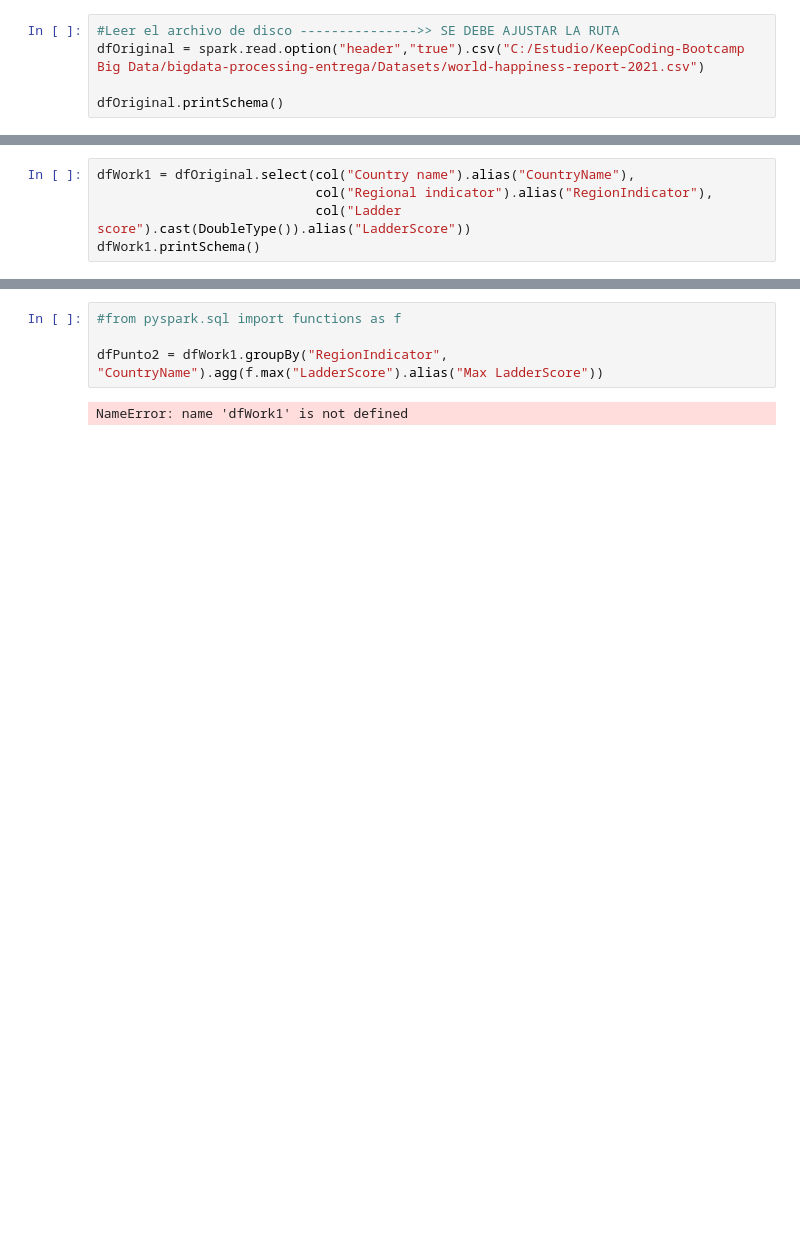
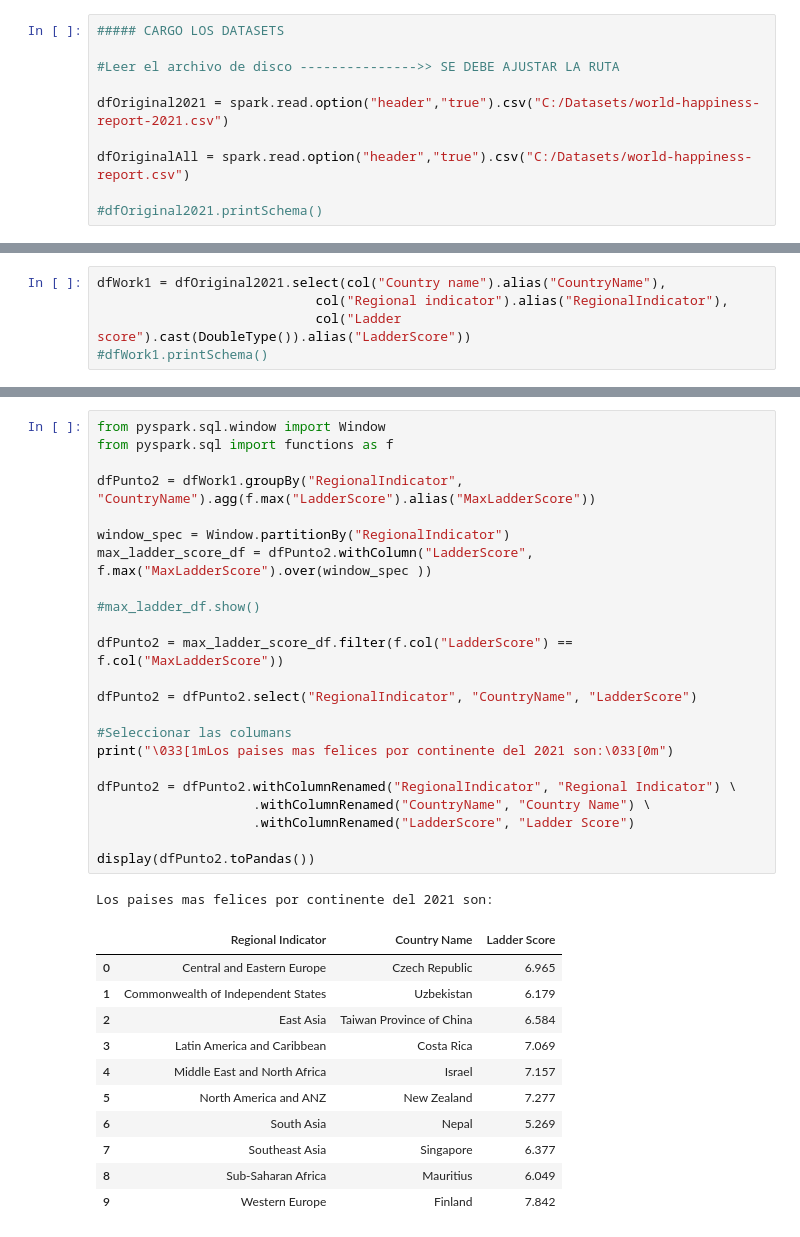
Before and after one commit to danrool/keepcoding-bigdata-processing-entrega, a Jupyter notebook: Python/Entrega_Rolando_Rodriguez-Copy1.ipynb, the cells around one changed output, grey strips where cells are left out. Drawn from its saved outputs; the diff is of its cells as text; blank space fills up the shorter version.

```diff
--- a/Python/Entrega_Rolando_Rodriguez-Copy1.ipynb
+++ b/Python/Entrega_Rolando_Rodriguez-Copy1.ipynb
@@ -54,5 +52,10 @@ ModuleNotFoundError: No module named 'pyspark'
 # %%
+##### CARGO LOS DATASETS
+
 #Leer el archivo de disco --------------->> SE DEBE AJUSTAR LA RUTA
-dfOriginal = spark.read.option("header","true").csv("C:/Estudio/KeepCoding-Bootcamp Big Data/bigdata-processing-entrega/Datasets/world-happiness-report-2021.csv")
 
-dfOriginal.printSchema()
+dfOriginal2021 = spark.read.option("header","true").csv("C:/Datasets/world-happiness-report-2021.csv")
+
+dfOriginalAll = spark.read.option("header","true").csv("C:/Datasets/world-happiness-report.csv")
+
+#dfOriginal2021.printSchema()
@@ -77,8 +62,8 @@ root
 # %%
-dfWork1 = dfOriginal.select(col("Country name").alias("CountryName"),
-                            col("Regional indicator").alias("RegionIndicator"),
+dfWork1 = dfOriginal2021.select(col("Country name").alias("CountryName"),
+                            col("Regional indicator").alias("RegionalIndicator"),
                             col("Ladder score").cast(DoubleType()).alias("LadderScore"))
-dfWork1.printSchema()
+#dfWork1.printSchema()
 # %% [output]
 root
  |-- CountryName: string (nullable = true)
@@ -100,6 +90,36 @@ Score : 7.842
 # %%
-#from pyspark.sql import functions as f
+from pyspark.sql.window import Window
+from pyspark.sql import functions as f
 
-dfPunto2 = dfWork1.groupBy("RegionIndicator", "CountryName").agg(f.max("LadderScore").alias("Max LadderScore"))
+dfPunto2 = dfWork1.groupBy("RegionalIndicator", "CountryName").agg(f.max("LadderScore").alias("MaxLadderScore"))
+
+window_spec = Window.partitionBy("RegionalIndicator")
+max_ladder_score_df = dfPunto2.withColumn("LadderScore", f.max("MaxLadderScore").over(window_spec ))
+
+#max_ladder_df.show()
+
+dfPunto2 = max_ladder_score_df.filter(f.col("LadderScore") == f.col("MaxLadderScore"))
+
+dfPunto2 = dfPunto2.select("RegionalIndicator", "CountryName", "LadderScore")
+
+#Seleccionar las columans
+print("\033[1mLos paises mas felices por continente del 2021 son:\033[0m")
+
+dfPunto2 = dfPunto2.withColumnRenamed("RegionalIndicator", "Regional Indicator") \
+                    .withColumnRenamed("CountryName", "Country Name") \
+                    .withColumnRenamed("LadderScore", "Ladder Score")
+
+display(dfPunto2.toPandas())
 # %% [output]
-NameError: name 'dfWork1' is not defined
+Los paises mas felices por continente del 2021 son:
+|  | Regional Indicator | Country Name | Ladder Score |
+| 0 | Central and Eastern Europe | Czech Republic | 6.965 |
+| 1 | Commonwealth of Independent States | Uzbekistan | 6.179 |
+| 2 | East Asia | Taiwan Province of China | 6.584 |
+| 3 | Latin America and Caribbean | Costa Rica | 7.069 |
+| 4 | Middle East and North Africa | Israel | 7.157 |
+| 5 | North America and ANZ | New Zealand | 7.277 |
+| 6 | South Asia | Nepal | 5.269 |
+| 7 | Southeast Asia | Singapore | 6.377 |
+| 8 | Sub-Saharan Africa | Mauritius | 6.049 |
+| 9 | Western Europe | Finland | 7.842 |
```
Also changed, not shown: parts of 14 cells of this notebook.
